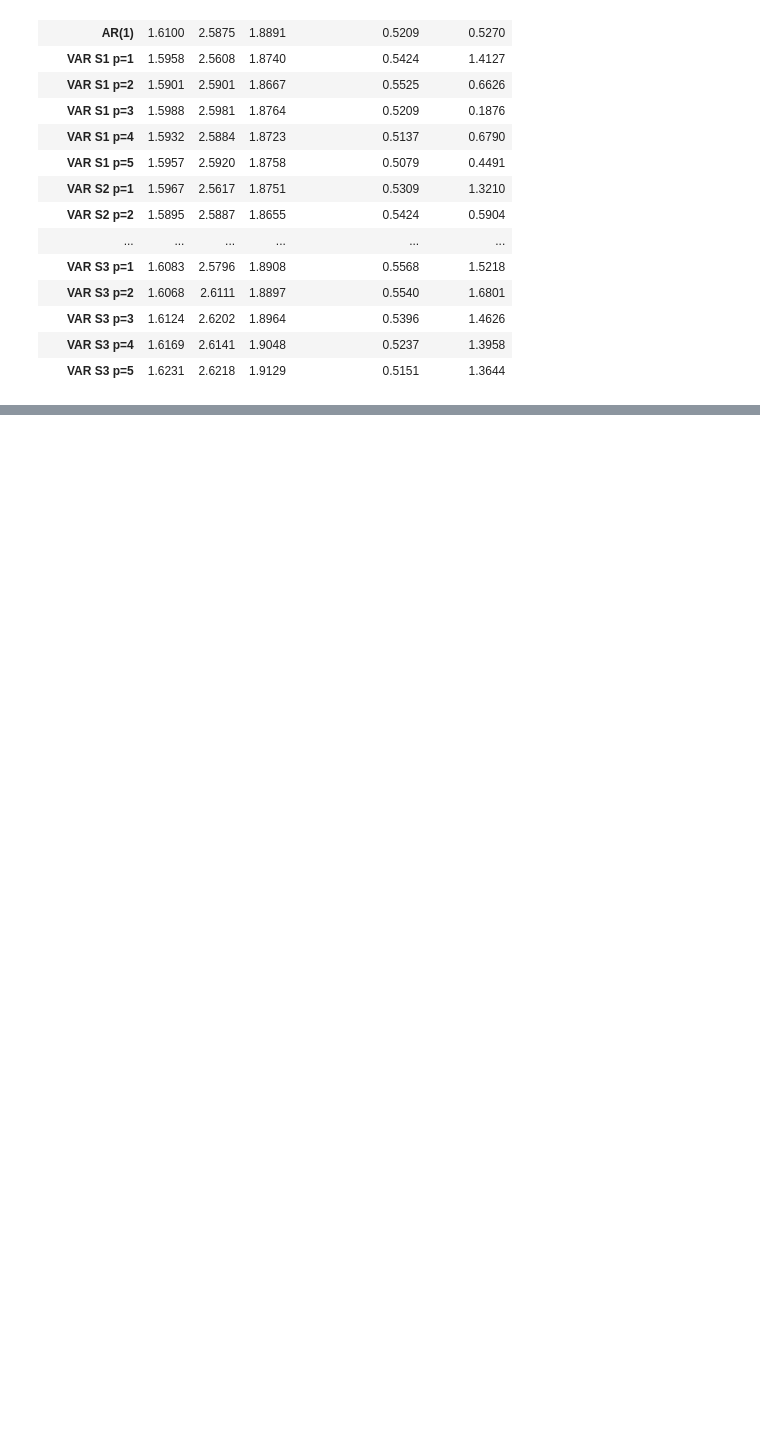
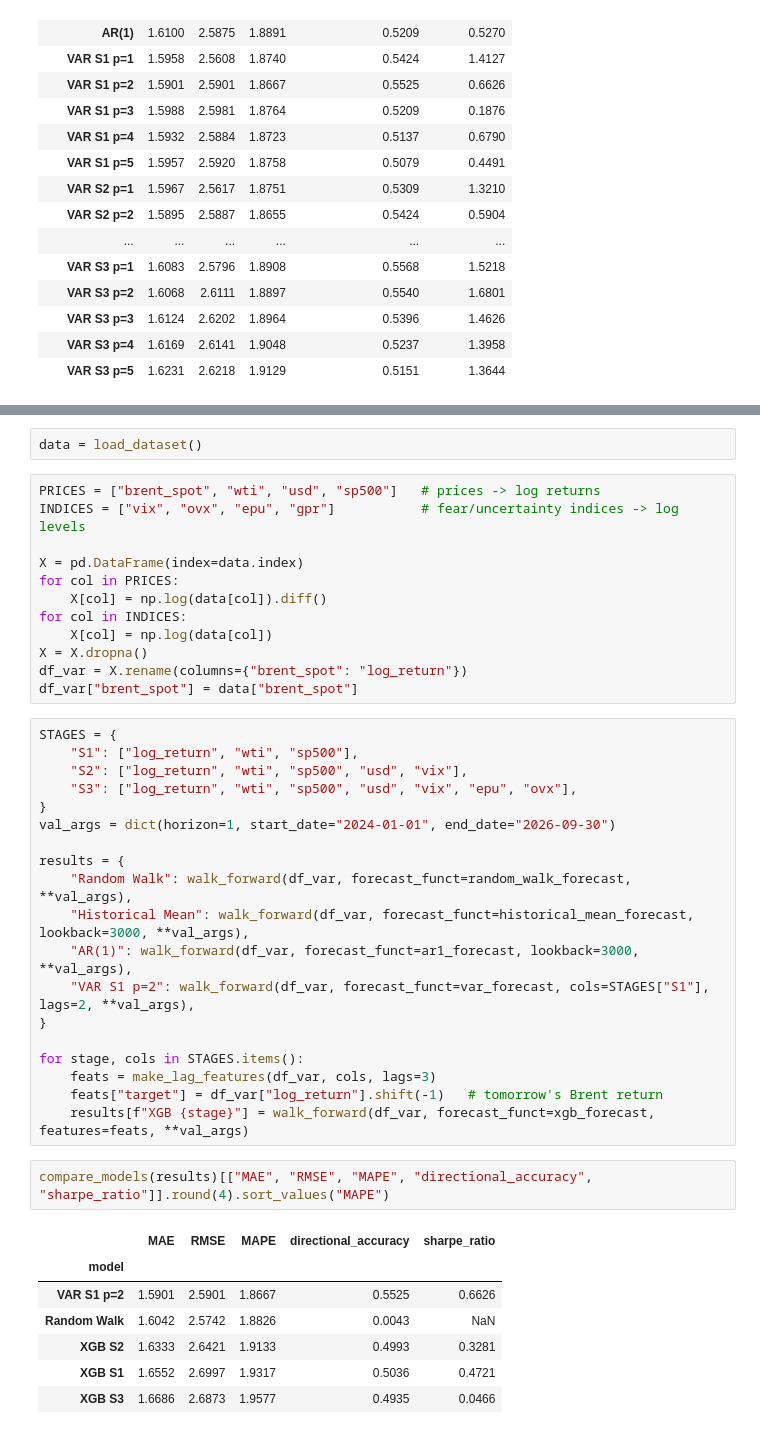
Before and after one commit to airrehn/Sample-Taxed, a Jupyter notebook: notebooks/horizon_1_notebook.ipynb, the cells around one changed output, grey strips where cells are left out. Drawn from its saved outputs; the diff is of its cells as text; blank space fills up the shorter version.

Commit message:
Added XGBoost Untuned
Untuned model performs worse than RW and VAR

```diff
--- a/notebooks/01_explore_data.ipynb
+++ b/notebooks/horizon_1_notebook.ipynb
@@ -466,0 +480,43 @@ VAR with exogeneous wti, sp500, usd, vix index, lag = 2, has the strongest MAPE.
+# %%
+data = load_dataset()
+# %%
+PRICES = ["brent_spot", "wti", "usd", "sp500"]   # prices -> log returns
+INDICES = ["vix", "ovx", "epu", "gpr"]           # fear/uncertainty indices -> log levels
+
+X = pd.DataFrame(index=data.index)
+for col in PRICES:
+    X[col] = np.log(data[col]).diff()
+for col in INDICES:
+    X[col] = np.log(data[col])
+X = X.dropna()
+df_var = X.rename(columns={"brent_spot": "log_return"})
+df_var["brent_spot"] = data["brent_spot"]
+# %%
+STAGES = {
+    "S1": ["log_return", "wti", "sp500"],
+    "S2": ["log_return", "wti", "sp500", "usd", "vix"],
+    "S3": ["log_return", "wti", "sp500", "usd", "vix", "epu", "ovx"],
+}
+val_args = dict(horizon=1, start_date="2024-01-01", end_date="2026-09-30")
+
+results = {
+    "Random Walk": walk_forward(df_var, forecast_funct=random_walk_forecast, **val_args),
+    "Historical Mean": walk_forward(df_var, forecast_funct=historical_mean_forecast, lookback=3000, **val_args),
+    "AR(1)": walk_forward(df_var, forecast_funct=ar1_forecast, lookback=3000, **val_args),
+    "VAR S1 p=2": walk_forward(df_var, forecast_funct=var_forecast, cols=STAGES["S1"], lags=2, **val_args),
+}
+
+for stage, cols in STAGES.items():
+    feats = make_lag_features(df_var, cols, lags=3)
+    feats["target"] = df_var["log_return"].shift(-1)   # tomorrow's Brent return
+    results[f"XGB {stage}"] = walk_forward(df_var, forecast_funct=xgb_forecast, features=feats, **val_args)
+# %%
+compare_models(results)[["MAE", "RMSE", "MAPE", "directional_accuracy", "sharpe_ratio"]].round(4).sort_values("MAPE")
+# %% [output]
+|  | MAE | RMSE | MAPE | directional_accuracy | sharpe_ratio |
+| model |  |  |  |  |  |
+| VAR S1 p=2 | 1.5901 | 2.5901 | 1.8667 | 0.5525 | 0.6626 |
+| Random Walk | 1.6042 | 2.5742 | 1.8826 | 0.0043 | NaN |
+| XGB S2 | 1.6333 | 2.6421 | 1.9133 | 0.4993 | 0.3281 |
+| XGB S1 | 1.6552 | 2.6997 | 1.9317 | 0.5036 | 0.4721 |
+| XGB S3 | 1.6686 | 2.6873 | 1.9577 | 0.4935 | 0.0466 |
```
Also changed, not shown: parts of 7 cells of this notebook, 3 other files.
